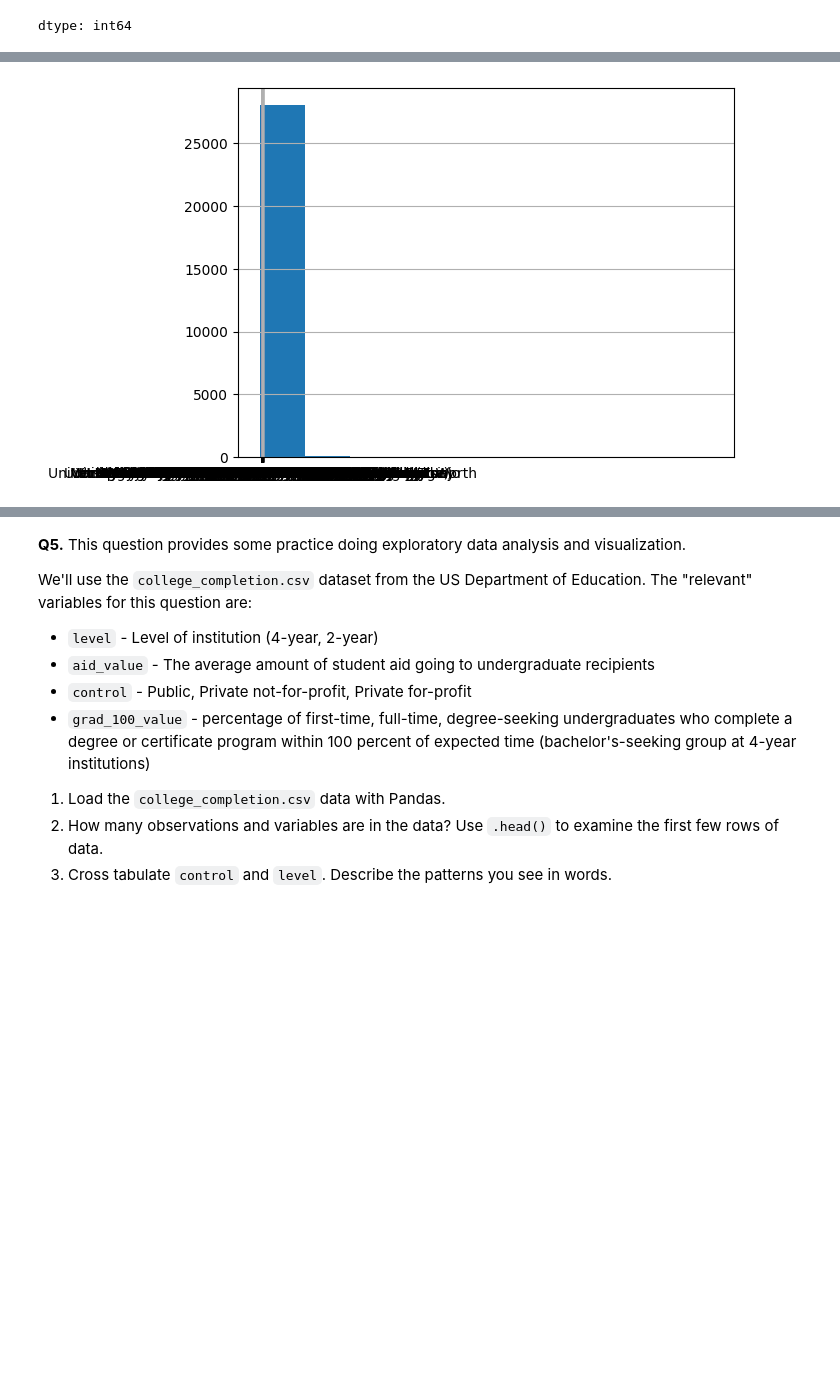
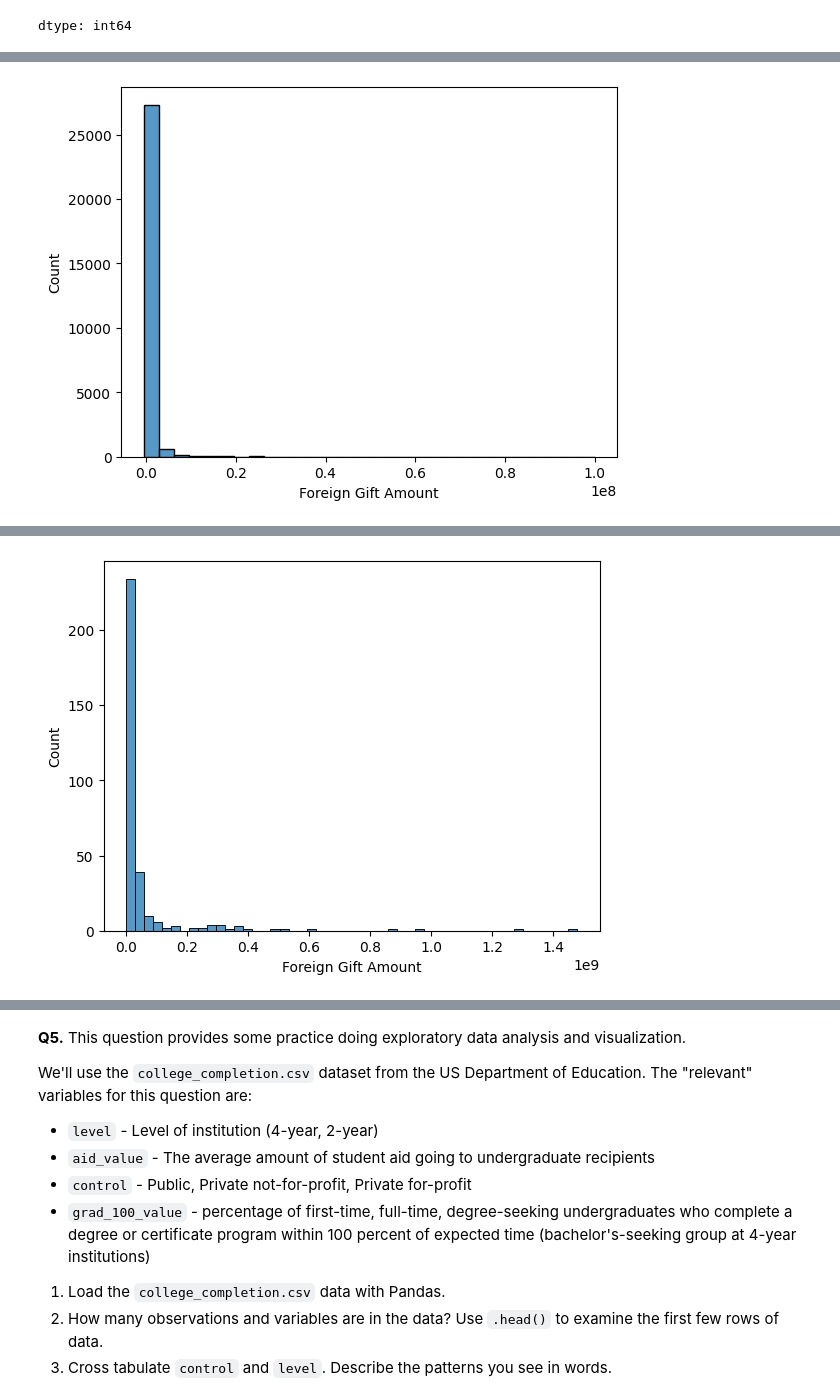
Before and after one commit to hershiaytoda/undergrad_ml_assignments, a Jupyter notebook: 01_assignment_wrangling_and_eda.ipynb, the cells around one changed output, grey strips where cells are left out. Drawn from its saved outputs; the diff is of its cells as text; code cells hidden in the pictures; blank space fills up the shorter version.

```diff
--- a/01_assignment_wrangling_and_eda.ipynb
+++ b/01_assignment_wrangling_and_eda.ipynb
@@ -270,10 +295,67 @@ For this question, `.groupby([vars]).count()` and `.groupby([vars]).sum()` will
 # %%
 df = pd.read_csv("/content/data/ForeignGifts_edu.csv")
 df.head()
-df["Foreign Gift Amount"].hist()
-df["Gift Type"].value_counts()
-df["Country of Giftor"].value_counts().head(15)
-df["Institution Name"].value_counts().head(15)
-df['Institution Name'].hist()
-df["Country of Giftor"].value_counts().head(15)
+#2
+sns.histplot(
+    df["Foreign Gift Amount"],
+    bins=30
+)
+plt.show()
+#3
+gift_type_counts = df["Gift Type"].value_counts()
+
+print(gift_type_counts)
+#4
+top_countries_count = (
+    df
+    .groupby("Country of Giftor")
+    .size()
+    .sort_values(ascending=False)
+    .head(15)
+)
+
+print(top_countries_count)
+
+#5
+
+top_countries_amount = (
+    df
+    .groupby("Country of Giftor")["Foreign Gift Amount"]
+    .sum()
+    .sort_values(ascending=False)
+    .head(15)
+)
+
+print(top_countries_amount)
+
+
+
+top_institutions = (
+    df
+    .groupby("Institution Name")["Foreign Gift Amount"]
+    .sum()
+    .sort_values(ascending=False)
+    .head(15)
+)
+print(top_institutions)
+institution_totals = (
+    df
+    .groupby("Institution Name")["Foreign Gift Amount"]
+    .sum()
+)
+sns.histplot(institution_totals, bins=50)
+plt.show()
+
+
+
+#
+top_giftors = (
+    df
+    .groupby("Country of Giftor")["Foreign Gift Amount"]
+    .sum()
+    .sort_values(ascending=False)
+    .head(15)
+)
+
+print(top_giftors)
 # %% [output]
@@ -296,0 +362 @@ df["Country of Giftor"].value_counts().head(15)
+[figure, new version]
@@ -298 +380 @@ dtype: int64
-[figure, old version]
+[figure, added]
```
Also changed, not shown: parts of 7 cells of this notebook.
